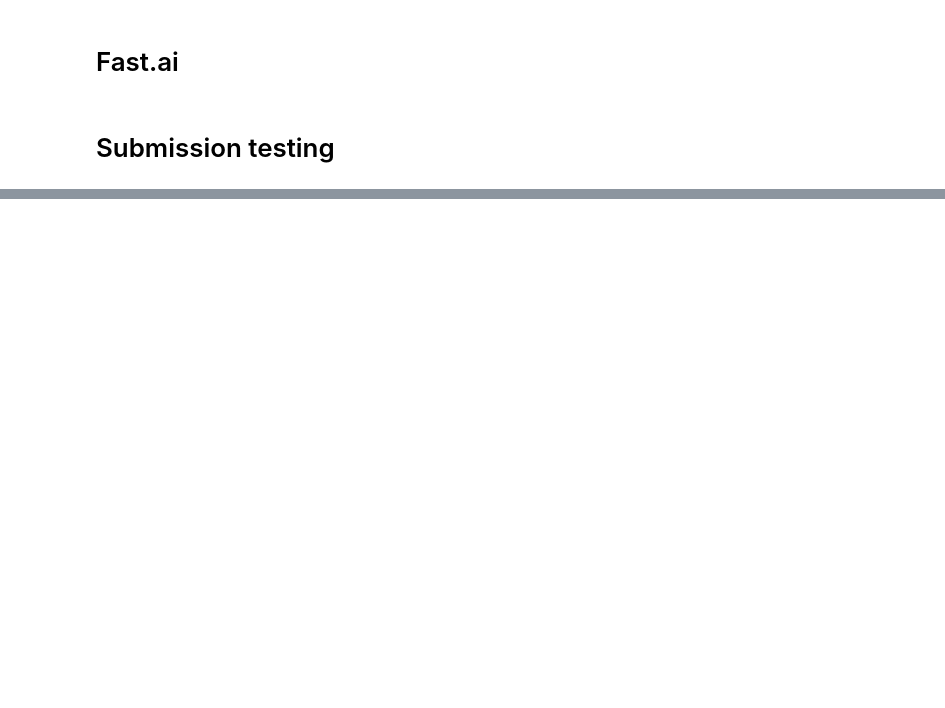
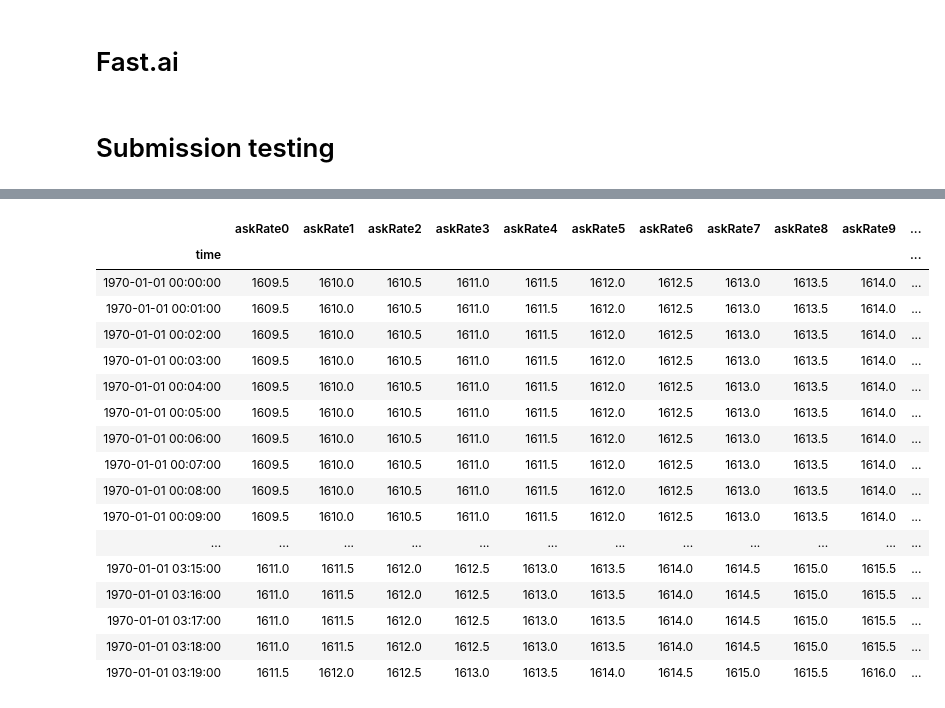
Before and after one commit to glowsplint/xtx, a Jupyter notebook: EDA.ipynb, the cells around one changed output, grey strips where cells are left out. Drawn from its saved outputs; the diff is of its cells as text; code cells hidden in the pictures; blank space fills up the shorter version.

```diff
--- a/EDA.ipynb
+++ b/EDA.ipynb
@@ -201,0 +101,4 @@ def score(model):
+# %%
+# takes 2 min
+limited_train = create_limited_features_orig(train_df, 149)
+limited_valid = create_limited_features_orig(valid_df, 149)
@@ -201,0 +112,13 @@ def score(model):
+# %%
+def standardise(limited_train, scaler):
+    x_train = limited_train.replace([np.inf, -np.inf], np.nan).fillna(0).drop('y', axis=1).values
+    y_train = limited_train.y.values
+    if scaler=='train':
+        scaler = StandardScaler()
+        scaler.fit(x_train)
+    x_scaled_train = scaler.transform(x_train)
+    return x_scaled_train, y_train, scaler
+# %%
+# takes 15s
+x_scaled_train, y_train, scaler = standardise(limited_train, scaler='train')
+x_scaled_valid, y_valid, scaler = standardise(limited_valid, scaler=scaler)
@@ -340,0 +468,21 @@ for iteration in tqdm_notebook(range(30)):
+# %%
+limited_test.head(200)
+# %% [output]
+|  | askRate0 | askRate1 | askRate2 | askRate3 | askRate4 | askRate5 | askRate6 | askRate7 | askRate8 | askRate9 | ... |
+| time |  |  |  |  |  |  |  |  |  |  | ... |
+| 1970-01-01 00:00:00 | 1609.5 | 1610.0 | 1610.5 | 1611.0 | 1611.5 | 1612.0 | 1612.5 | 1613.0 | 1613.5 | 1614.0 | ... |
+| 1970-01-01 00:01:00 | 1609.5 | 1610.0 | 1610.5 | 1611.0 | 1611.5 | 1612.0 | 1612.5 | 1613.0 | 1613.5 | 1614.0 | ... |
+| 1970-01-01 00:02:00 | 1609.5 | 1610.0 | 1610.5 | 1611.0 | 1611.5 | 1612.0 | 1612.5 | 1613.0 | 1613.5 | 1614.0 | ... |
+| 1970-01-01 00:03:00 | 1609.5 | 1610.0 | 1610.5 | 1611.0 | 1611.5 | 1612.0 | 1612.5 | 1613.0 | 1613.5 | 1614.0 | ... |
+| 1970-01-01 00:04:00 | 1609.5 | 1610.0 | 1610.5 | 1611.0 | 1611.5 | 1612.0 | 1612.5 | 1613.0 | 1613.5 | 1614.0 | ... |
+| 1970-01-01 00:05:00 | 1609.5 | 1610.0 | 1610.5 | 1611.0 | 1611.5 | 1612.0 | 1612.5 | 1613.0 | 1613.5 | 1614.0 | ... |
+| 1970-01-01 00:06:00 | 1609.5 | 1610.0 | 1610.5 | 1611.0 | 1611.5 | 1612.0 | 1612.5 | 1613.0 | 1613.5 | 1614.0 | ... |
+| 1970-01-01 00:07:00 | 1609.5 | 1610.0 | 1610.5 | 1611.0 | 1611.5 | 1612.0 | 1612.5 | 1613.0 | 1613.5 | 1614.0 | ... |
+| 1970-01-01 00:08:00 | 1609.5 | 1610.0 | 1610.5 | 1611.0 | 1611.5 | 1612.0 | 1612.5 | 1613.0 | 1613.5 | 1614.0 | ... |
+| 1970-01-01 00:09:00 | 1609.5 | 1610.0 | 1610.5 | 1611.0 | 1611.5 | 1612.0 | 1612.5 | 1613.0 | 1613.5 | 1614.0 | ... |
+| ... | ... | ... | ... | ... | ... | ... | ... | ... | ... | ... | ... |
+| 1970-01-01 03:15:00 | 1611.0 | 1611.5 | 1612.0 | 1612.5 | 1613.0 | 1613.5 | 1614.0 | 1614.5 | 1615.0 | 1615.5 | ... |
+| 1970-01-01 03:16:00 | 1611.0 | 1611.5 | 1612.0 | 1612.5 | 1613.0 | 1613.5 | 1614.0 | 1614.5 | 1615.0 | 1615.5 | ... |
+| 1970-01-01 03:17:00 | 1611.0 | 1611.5 | 1612.0 | 1612.5 | 1613.0 | 1613.5 | 1614.0 | 1614.5 | 1615.0 | 1615.5 | ... |
+| 1970-01-01 03:18:00 | 1611.0 | 1611.5 | 1612.0 | 1612.5 | 1613.0 | 1613.5 | 1614.0 | 1614.5 | 1615.0 | 1615.5 | ... |
+| 1970-01-01 03:19:00 | 1611.5 | 1612.0 | 1612.5 | 1613.0 | 1613.5 | 1614.0 | 1614.5 | 1615.0 | 1615.5 | 1616.0 | ... |
```
Also changed, not shown: parts of 104 cells of this notebook, 7 other files.
